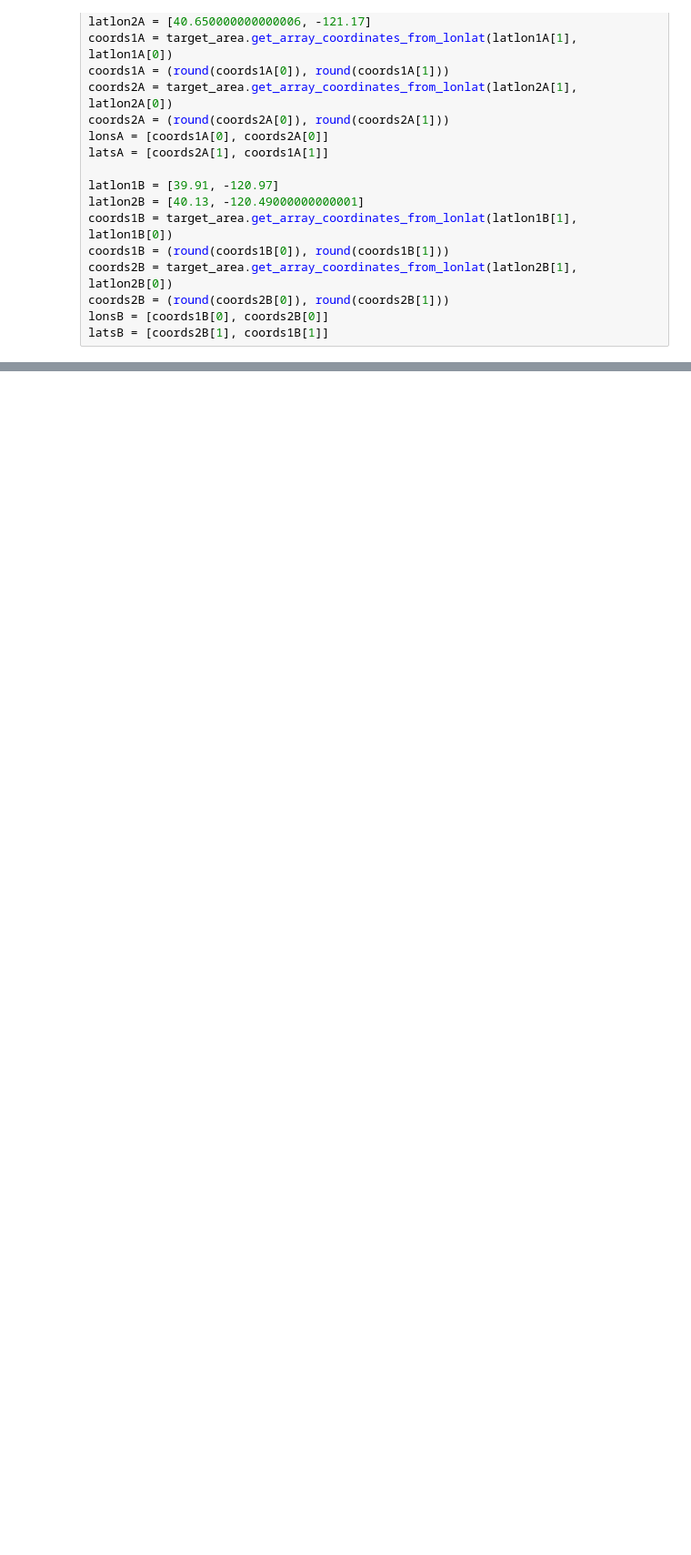
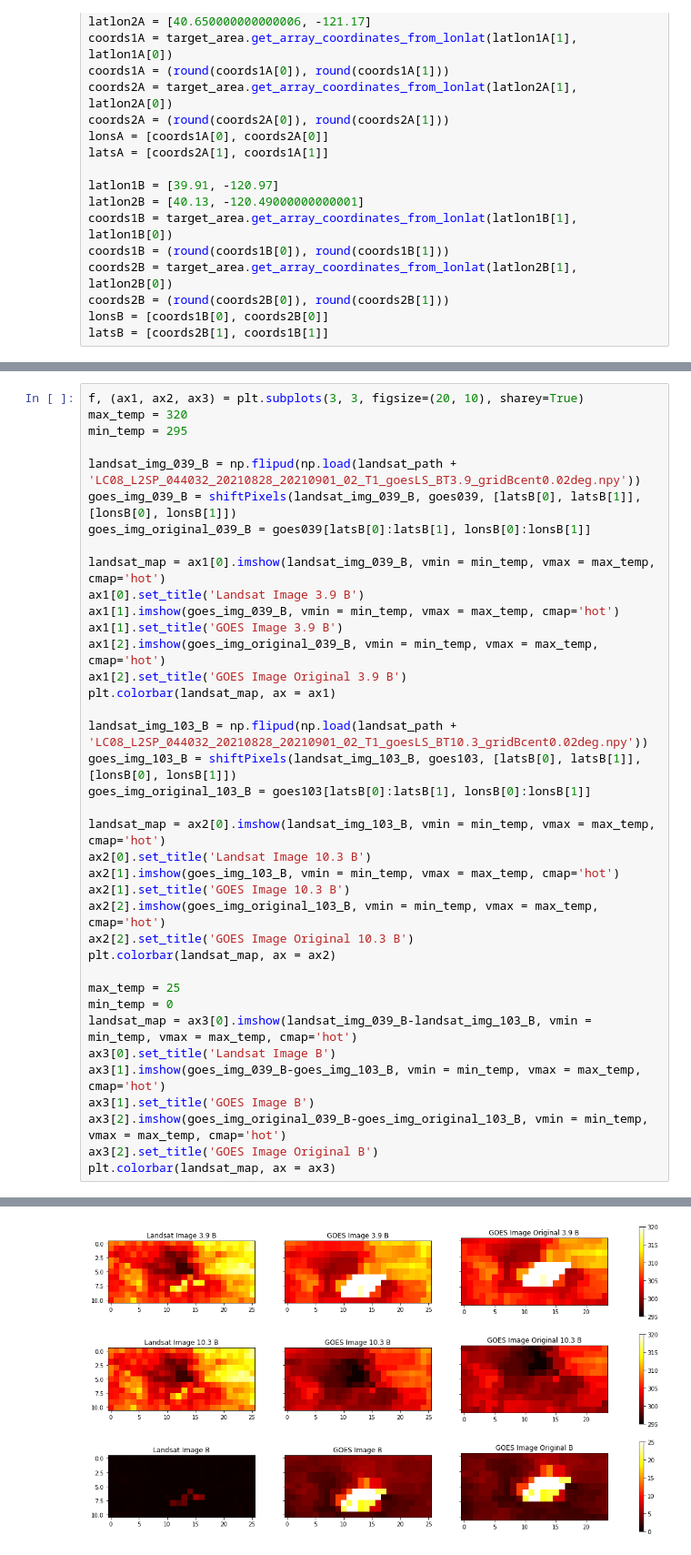
Before and after one commit to ccny-glasslab/Fires, a Jupyter notebook: fires_landsat.ipynb, the cells around one changed output, grey strips where cells are left out. Shown at 91% size. Cells and saved outputs as stored; diff of their text form; blank space fills up the shorter version.

```diff
--- a/fires_landsat.ipynb
+++ b/fires_landsat.ipynb
@@ -91,0 +79,39 @@ plt.colorbar(landsat_map, ax = ax3, shrink=0.25)
+# %%
+f, (ax1, ax2, ax3) = plt.subplots(3, 3, figsize=(20, 10), sharey=True)
+max_temp = 320
+min_temp = 295
+
+landsat_img_039_B = np.flipud(np.load(landsat_path + 'LC08_L2SP_044032_20210828_20210901_02_T1_goesLS_BT3.9_gridBcent0.02deg.npy'))
+goes_img_039_B = shiftPixels(landsat_img_039_B, goes039, [latsB[0], latsB[1]], [lonsB[0], lonsB[1]])
+goes_img_original_039_B = goes039[latsB[0]:latsB[1], lonsB[0]:lonsB[1]]
+
+landsat_map = ax1[0].imshow(landsat_img_039_B, vmin = min_temp, vmax = max_temp, cmap='hot')
+ax1[0].set_title('Landsat Image 3.9 B')
+ax1[1].imshow(goes_img_039_B, vmin = min_temp, vmax = max_temp, cmap='hot')
+ax1[1].set_title('GOES Image 3.9 B')
+ax1[2].imshow(goes_img_original_039_B, vmin = min_temp, vmax = max_temp, cmap='hot')
+ax1[2].set_title('GOES Image Original 3.9 B')
+plt.colorbar(landsat_map, ax = ax1)
+
+landsat_img_103_B = np.flipud(np.load(landsat_path + 'LC08_L2SP_044032_20210828_20210901_02_T1_goesLS_BT10.3_gridBcent0.02deg.npy'))
+goes_img_103_B = shiftPixels(landsat_img_103_B, goes103, [latsB[0], latsB[1]], [lonsB[0], lonsB[1]])
+goes_img_original_103_B = goes103[latsB[0]:latsB[1], lonsB[0]:lonsB[1]]
+
+landsat_map = ax2[0].imshow(landsat_img_103_B, vmin = min_temp, vmax = max_temp, cmap='hot')
+ax2[0].set_title('Landsat Image 10.3 B')
+ax2[1].imshow(goes_img_103_B, vmin = min_temp, vmax = max_temp, cmap='hot')
+ax2[1].set_title('GOES Image 10.3 B')
+ax2[2].imshow(goes_img_original_103_B, vmin = min_temp, vmax = max_temp, cmap='hot')
+ax2[2].set_title('GOES Image Original 10.3 B')
+plt.colorbar(landsat_map, ax = ax2)
+
+max_temp = 25
+min_temp = 0
+landsat_map = ax3[0].imshow(landsat_img_039_B-landsat_img_103_B, vmin = min_temp, vmax = max_temp, cmap='hot')
+ax3[0].set_title('Landsat Image B')
+ax3[1].imshow(goes_img_039_B-goes_img_103_B, vmin = min_temp, vmax = max_temp, cmap='hot')
+ax3[1].set_title('GOES Image B')
+ax3[2].imshow(goes_img_original_039_B-goes_img_original_103_B, vmin = min_temp, vmax = max_temp, cmap='hot')
+ax3[2].set_title('GOES Image Original B')
+plt.colorbar(landsat_map, ax = ax3)
+# %% [output]
@@ -92,3 +119,4 @@ plt.colorbar(landsat_map, ax = ax3, shrink=0.25)
+[figure, added]
 # %%
 def shiftPixels(refimg, newimg_full, lats, lons):
     newimg = newimg_full[lats[0]:lats[1], lons[0]:lons[1]]
```
Also changed, not shown: parts of 12 cells of this notebook, 2 other files.
